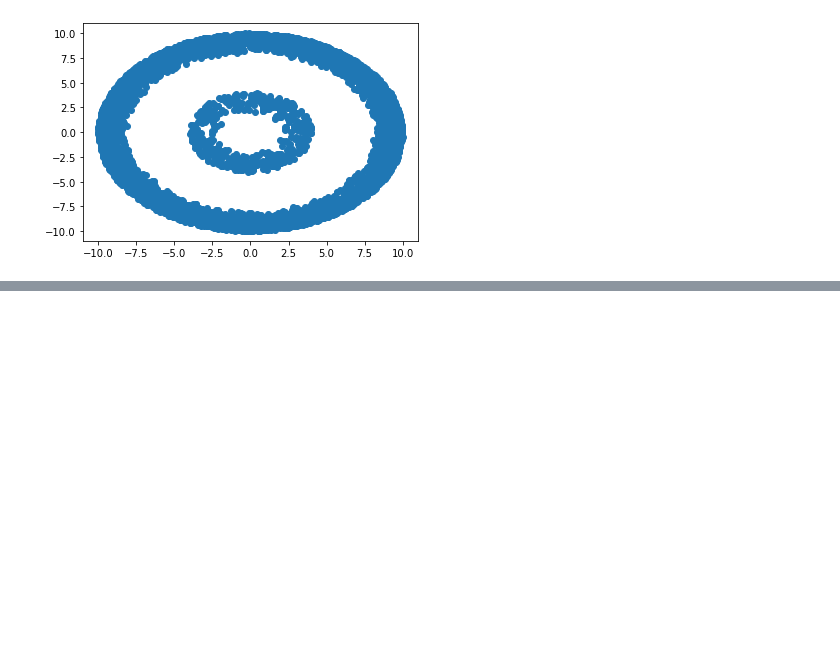
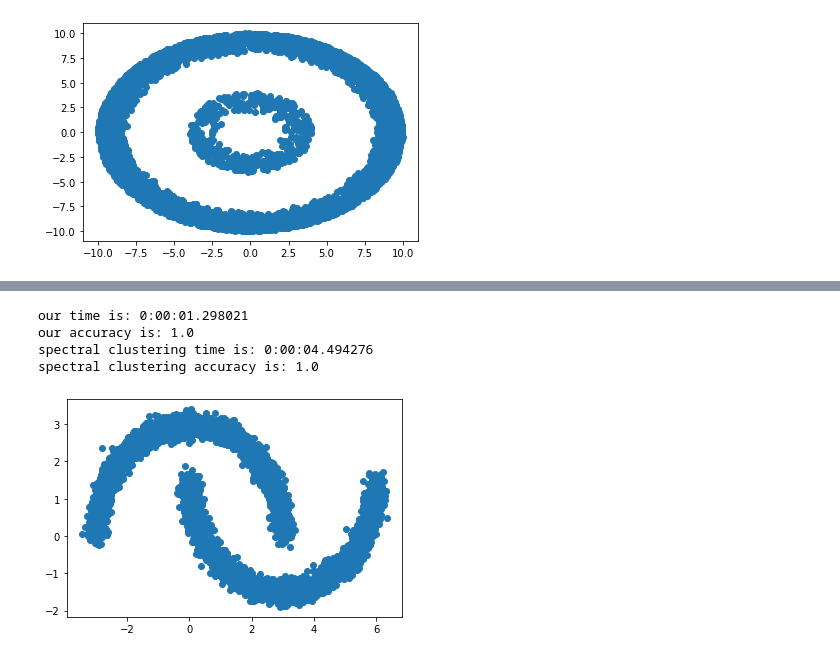
Before and after one commit to sahelyiyi/LocClustNLasso, a Jupyter notebook: loc_clust_kmeans.ipynb, the cells around one changed output, grey strips where cells are left out. Drawn from its saved outputs; the diff is of its cells as text; code cells hidden in the pictures; blank space fills up the shorter version.

```diff
--- a/loc_clust_kmeans.ipynb
+++ b/loc_clust_kmeans.ipynb
@@ -343,0 +539,13 @@ spectral clustering accuracy:  1.0
+# %%
+noisy_moons = datasets.make_moons(n_samples=n_samples, noise=.05)
+
+points = noisy_moons[0] * 3
+true_labels = noisy_moons[1]
+
+run_more_plots(points, true_labels, 25, 0.1, 0.01, 0.2, 2)
+# %% [output]
+our time is: 0:00:01.298021
+our accuracy is: 1.0
+spectral clustering time is: 0:00:04.494276
+spectral clustering accuracy is: 1.0
+[figure, added]
```
Also changed, not shown: parts of 5 cells of this notebook.
